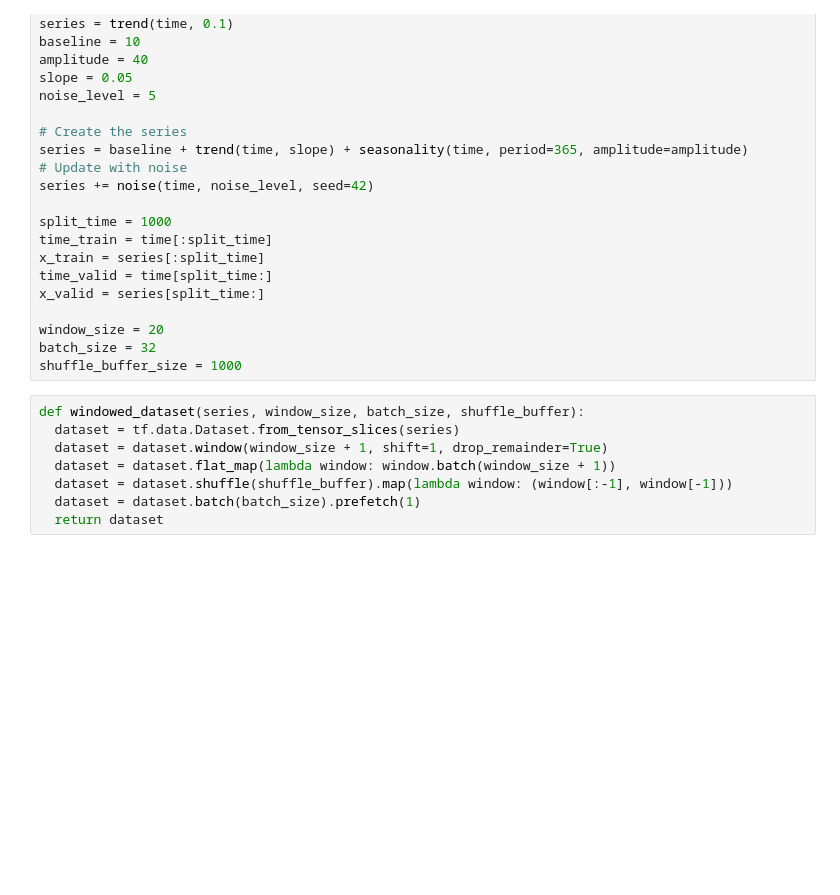
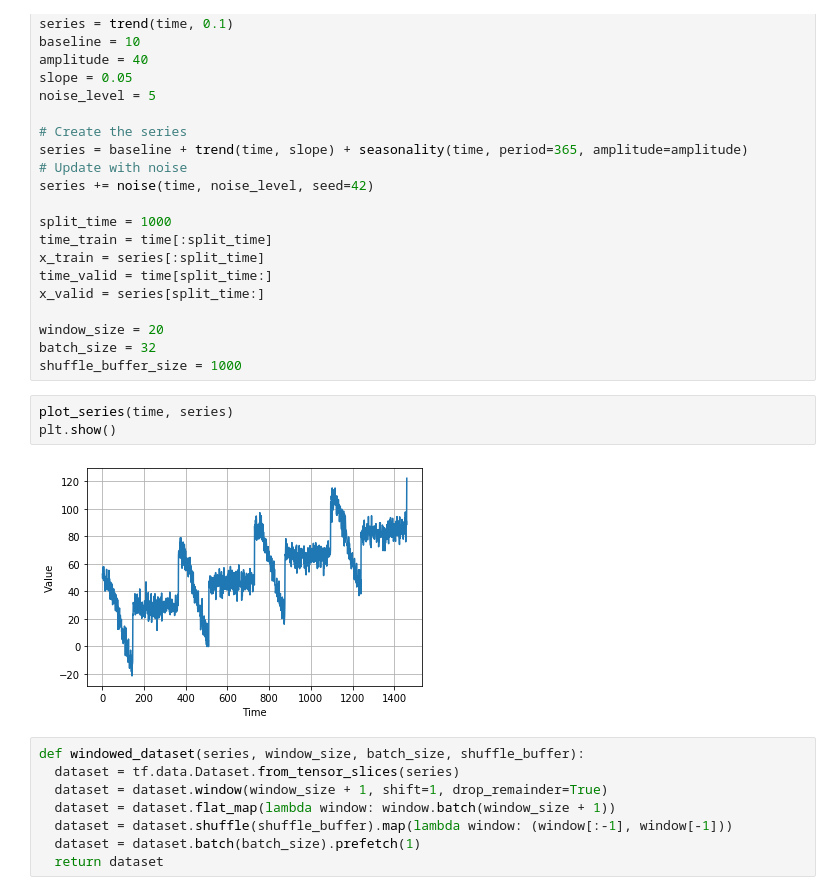
Before and after one commit to lj89/TimeSeries1, a Jupyter notebook: S+P_Week_2_Lesson_2.ipynb, the cells around one changed output. Saved outputs shown, nothing was run; the diff lists cells and outputs as text; blank space fills up the shorter version.

```diff
--- a/S+P_Week_2_Lesson_2.ipynb
+++ b/S+P_Week_2_Lesson_2.ipynb
@@ -56,6 +74,11 @@ x_valid = series[split_time:]
 window_size = 20
 batch_size = 32
 shuffle_buffer_size = 1000
+# %%
+plot_series(time, series)
+plt.show()
+# %% [output]
+[figure, added]
 # %%
 def windowed_dataset(series, window_size, batch_size, shuffle_buffer):
   dataset = tf.data.Dataset.from_tensor_slices(series)
```
Also changed, not shown: parts of 2 cells of this notebook.
